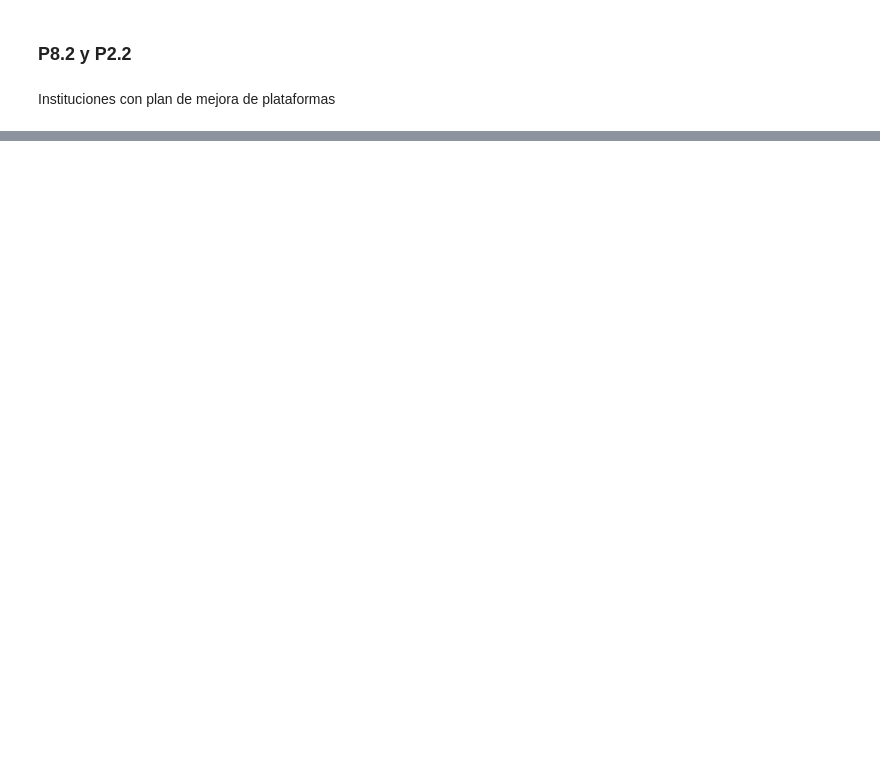
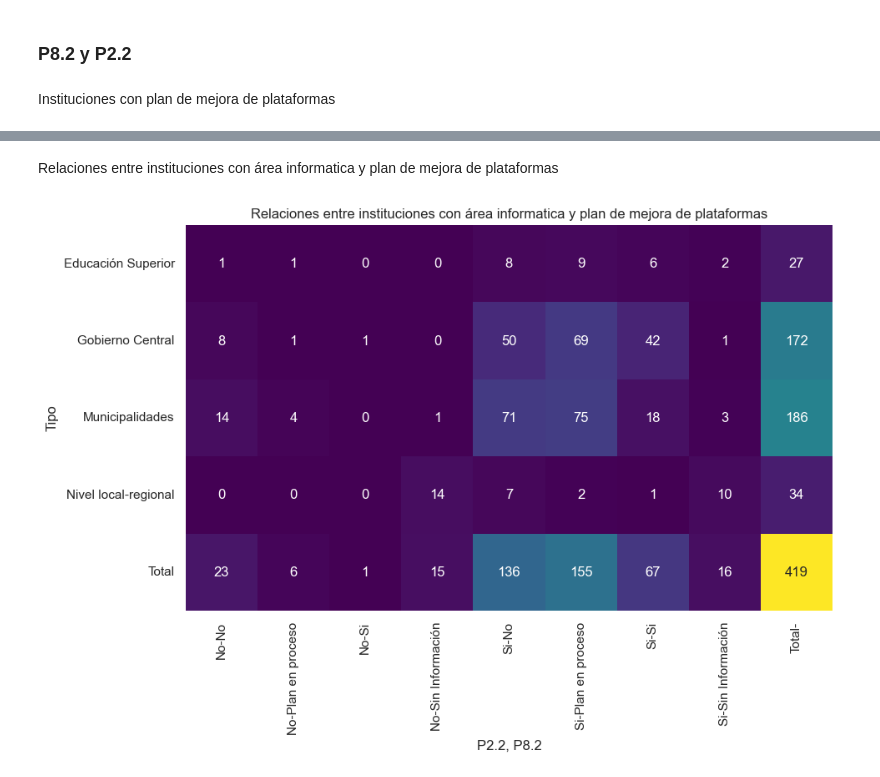
Before and after one commit to alejoGonc/EGD-CameronPartners, a Jupyter notebook: main.ipynb, the cells around one changed output, grey strips where cells are left out. Drawn from its saved outputs; the diff is of its cells as text; code cells hidden in the pictures; blank space fills up the shorter version.

```diff
--- a/main.ipynb
+++ b/main.ipynb
@@ -938,0 +939,15 @@ EquipoYPlanMejora
+# %%
+EquipoYPlanMejoraCruce = EquipoYPlanMejora[EquipoYPlanMejora['P2.2']!="Sin Información"]
+# %% [markdown]
+Relaciones entre instituciones con área informatica y plan de mejora de plataformas
+# %%
+tabla_contingencia = pd.crosstab(index=EquipoYPlanMejoraCruce['Tipo'], columns=[EquipoYPlanMejoraCruce['P2.2'], EquipoYPlanMejoraCruce['P8.2']], margins=True, margins_name="Total")
+
+plt.figure(figsize=(10, 6))
+sns.heatmap(tabla_contingencia, annot=True, cmap='viridis', fmt='d', cbar=False)
+plt.title('Relaciones entre instituciones con área informatica y plan de mejora de plataformas')
+plt.xlabel('P2.2, P8.2')
+plt.ylabel('Tipo')
+plt.show()
+# %% [output]
+[figure, added]
```
Also changed, not shown: parts of 24 cells of this notebook.
